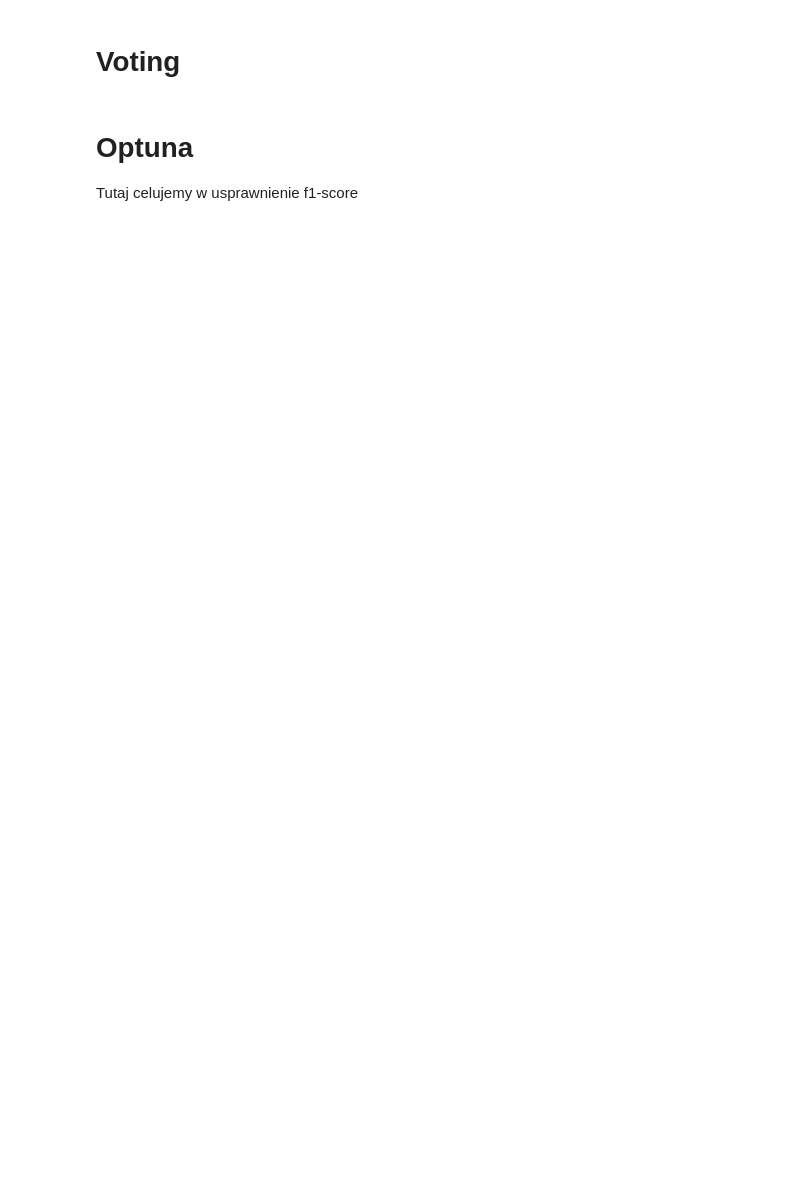
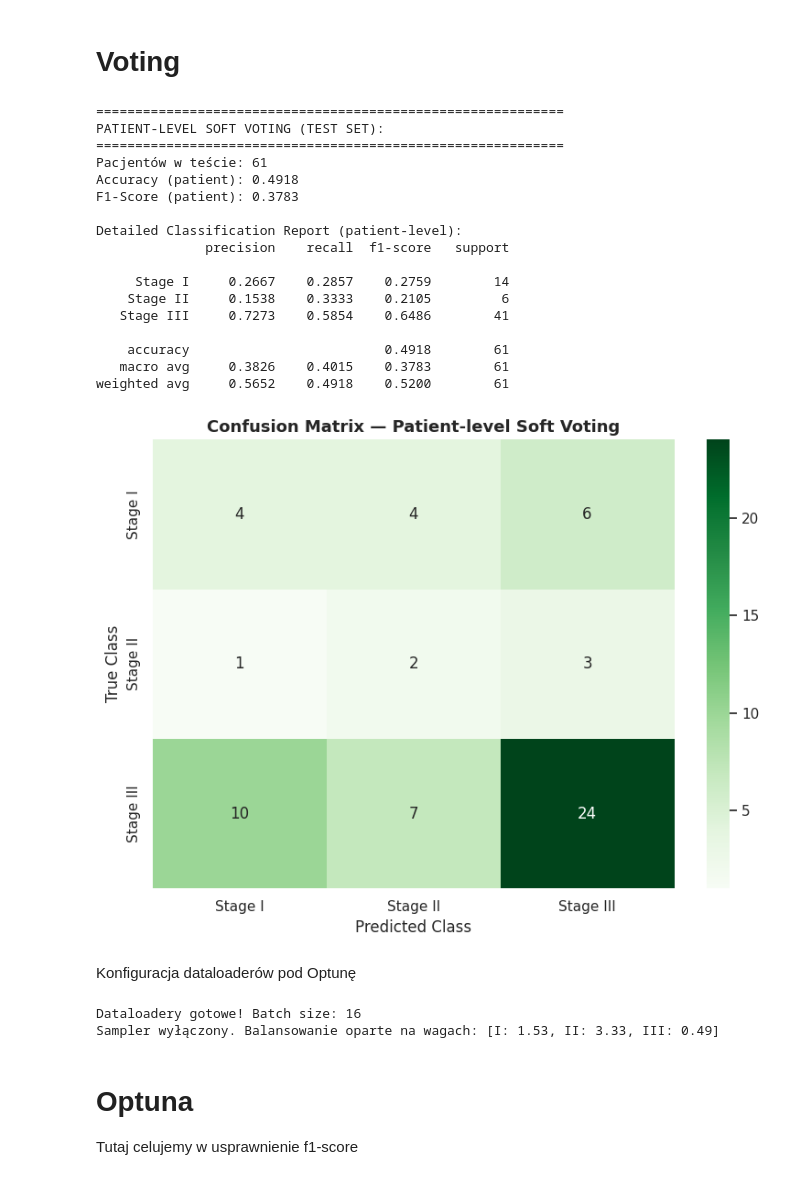
Before and after one commit to Nachos-mic/Lung_CT_Diagnostic_ML, a Jupyter notebook: Lung_Diagnostics_V2.ipynb, the cells around one changed output. Saved outputs shown, nothing was run; the diff lists cells and outputs as text; code cells hidden in the pictures; blank space fills up the shorter version.

```diff
--- a/Lung_Diagnostics_V2.ipynb
+++ b/Lung_Diagnostics_V2.ipynb
@@ -754,7 +741,6 @@ print("="*60)
 
 df_test_csv = pd.read_csv('/content/dataset/test.csv')
 
-# Mapowanie: scalamy IIIa/IIIb -> III
 df_test_csv['merged_label'] = df_test_csv['original_stage'].apply(merge_stage_label)
 
 patient_probs  = defaultdict(list)   # patient_id -> lista wektorów softmax
@@ -775,37 +761,101 @@ with torch.no_grad():
         probs  = F.softmax(output, dim=1).cpu().numpy()[0]
 
         pid = row['patient_id']
         patient_probs[pid].append(probs)
         patient_labels[pid] = int(row['merged_label'])
 
-# Uśrednianie prawdopodobieństw i głosowanie
+
 y_true_pat, y_pred_pat = [], []
+
 for pid in patient_probs:
-    avg_probs = np.mean(patient_probs[pid], axis=0)   # soft vote
-    y_pred_pat.append(int(np.argmax(avg_probs)))
+    avg_probs = np.mean(patient_probs[pid], axis=0)
+
+    if avg_probs[0] > 0.35:
+        pred = 0
+    elif avg_probs[1] > 0.22:
+        pred = 1
+    else:
+        pred = 2
+
+    y_pred_pat.append(pred)
     y_true_pat.append(patient_labels[pid])
 
 patient_f1  = f1_score(y_true_pat, y_pred_pat, average='macro')
 patient_acc = np.mean(np.array(y_true_pat) == np.array(y_pred_pat))
 
 print(f"Pacjentów w teście: {len(y_true_pat)}")
 print(f"Accuracy (patient): {patient_acc:.4f}")
-print(f"F1-Score (patient): {patient_f1:.4f}   ← porównaj z per-slice: {test_f1:.4f}")
+print(f"F1-Score (patient): {patient_f1:.4f}")
 
 stage_names = ['Stage I', 'Stage II', 'Stage III']
 print("\nDetailed Classification Report (patient-level):")
 print(classification_report(y_true_pat, y_pred_pat, target_names=stage_names, digits=4))
 
 cm_pat = confusion_matrix(y_true_pat, y_pred_pat)
 plt.figure(figsize=(8, 6))
 sns.heatmap(cm_pat, annot=True, fmt='d', cmap='Greens',
             xticklabels=stage_names, yticklabels=stage_names)
 plt.title('Confusion Matrix — Patient-level Soft Voting', fontsize=13, fontweight='bold')
 plt.ylabel('True Class')
 plt.xlabel('Predicted Class')
 plt.tight_layout()
 plt.savefig('/content/confusion_matrix_patient_voting.png', dpi=300, bbox_inches='tight')
 plt.show()
+# %% [output]
+============================================================
+PATIENT-LEVEL SOFT VOTING (TEST SET):
+============================================================
+Pacjentów w teście: 61
+Accuracy (patient): 0.4918
+F1-Score (patient): 0.3783
+
+Detailed Classification Report (patient-level):
+              precision    recall  f1-score   support
+
+     Stage I     0.2667    0.2857    0.2759        14
+    Stage II     0.1538    0.3333    0.2105         6
+   Stage III     0.7273    0.5854    0.6486        41
+
+    accuracy                         0.4918        61
+   macro avg     0.3826    0.4015    0.3783        61
+weighted avg     0.5652    0.4918    0.5200        61
+[figure, added]
+# %% [markdown]
+Konfiguracja dataloaderów pod Optunę
+# %%
+
+BATCH_SIZE = 16
+
+train_loader = DataLoader(
+    train_dataset,
+    batch_size=BATCH_SIZE,
+    shuffle=True,
+    sampler=None,
+    num_workers=2,
+    pin_memory=True
+)
+
+val_loader = DataLoader(
+    val_dataset,
+    batch_size=BATCH_SIZE,
+    shuffle=False,
+    num_workers=2,
+    pin_memory=True
+)
+
+test_loader = DataLoader(
+    test_dataset,
+    batch_size=BATCH_SIZE,
+    shuffle=False,
+    num_workers=2,
+    pin_memory=True
+)
+
+print(f"Dataloadery gotowe! Batch size: {BATCH_SIZE}")
+print(f"Sampler wyłączony. Balansowanie oparte na wagach: [I: 1.53, II: 3.33, III: 0.49]")
+# %% [output]
+Dataloadery gotowe! Batch size: 16
+Sampler wyłączony. Balansowanie oparte na wagach: [I: 1.53, II: 3.33, III: 0.49]
 # %% [markdown]
 # Optuna
 
```
Also changed, not shown: parts of 14 cells of this notebook.
